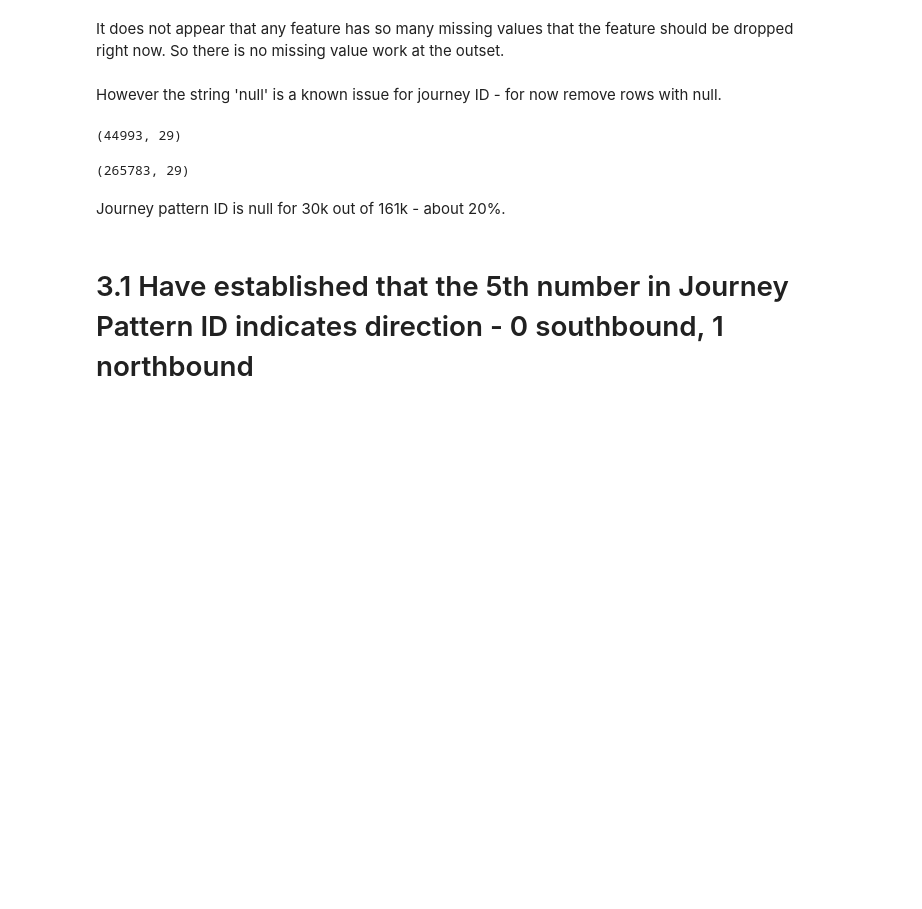
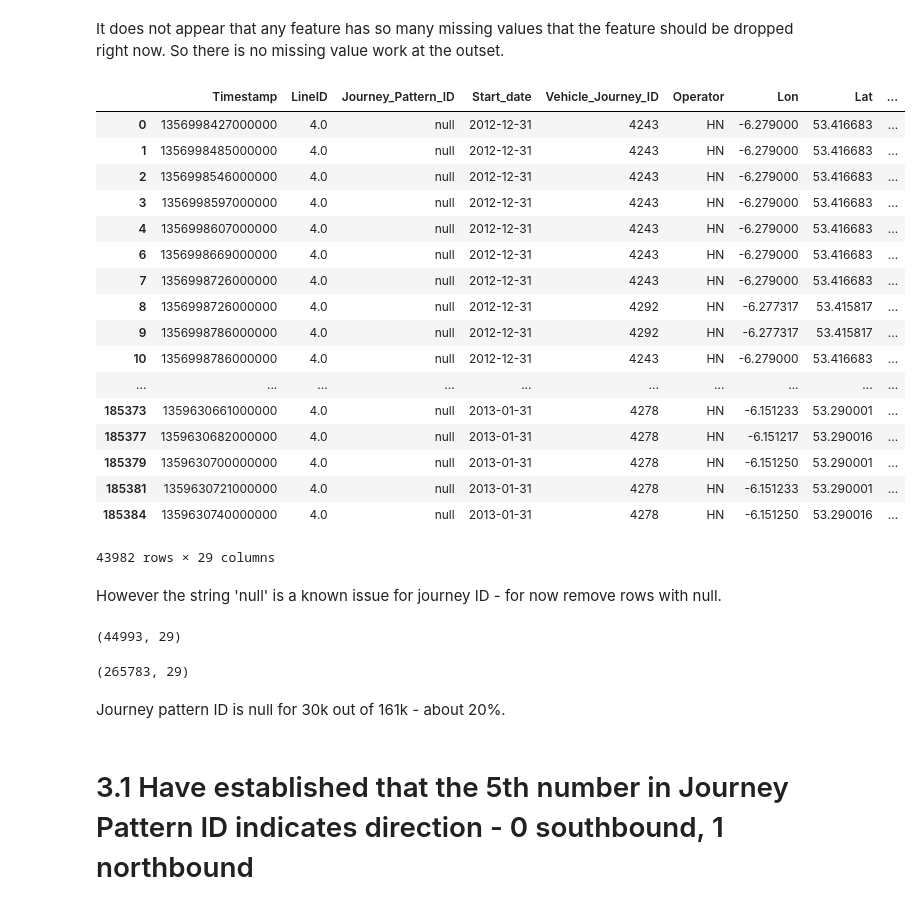
Before and after one commit to andrew-ocallaghan-ie/The11thHour, a Jupyter notebook: DublinBusApp/data_analytics/bus_route4_analysis- to merge with RM file later.ipynb, the cells around one changed output. Saved outputs shown, nothing was run; the diff lists cells and outputs as text; code cells hidden in the pictures; blank space fills up the shorter version.

```diff
--- a/DublinBusApp/data_analytics/bus_route4_analysis- to merge with RM file later.ipynb
+++ b/DublinBusApp/data_analytics/bus_route4_analysis- to merge with RM file later.ipynb
@@ -429,6 +436,28 @@ Over 1mm Rain?                                0
 dtype: int64
 # %% [markdown]
 It does not appear that any feature has so many missing values that the feature should be dropped right now. So there is no missing value work at the outset.
+# %%
+df_check_null = df[df['Journey_Pattern_ID']=='null']
+df_check_null
+# %% [output]
+|  | Timestamp | LineID | Journey_Pattern_ID | Start_date | Vehicle_Journey_ID | Operator | Lon | Lat | ... |
+| 0 | 1356998427000000 | 4.0 | null | 2012-12-31 | 4243 | HN | -6.279000 | 53.416683 | ... |
+| 1 | 1356998485000000 | 4.0 | null | 2012-12-31 | 4243 | HN | -6.279000 | 53.416683 | ... |
+| 2 | 1356998546000000 | 4.0 | null | 2012-12-31 | 4243 | HN | -6.279000 | 53.416683 | ... |
+| 3 | 1356998597000000 | 4.0 | null | 2012-12-31 | 4243 | HN | -6.279000 | 53.416683 | ... |
+| 4 | 1356998607000000 | 4.0 | null | 2012-12-31 | 4243 | HN | -6.279000 | 53.416683 | ... |
+| 6 | 1356998669000000 | 4.0 | null | 2012-12-31 | 4243 | HN | -6.279000 | 53.416683 | ... |
+| 7 | 1356998726000000 | 4.0 | null | 2012-12-31 | 4243 | HN | -6.279000 | 53.416683 | ... |
+| 8 | 1356998726000000 | 4.0 | null | 2012-12-31 | 4292 | HN | -6.277317 | 53.415817 | ... |
+| 9 | 1356998786000000 | 4.0 | null | 2012-12-31 | 4292 | HN | -6.277317 | 53.415817 | ... |
+| 10 | 1356998786000000 | 4.0 | null | 2012-12-31 | 4243 | HN | -6.279000 | 53.416683 | ... |
+| ... | ... | ... | ... | ... | ... | ... | ... | ... | ... |
+| 185373 | 1359630661000000 | 4.0 | null | 2013-01-31 | 4278 | HN | -6.151233 | 53.290001 | ... |
+| 185377 | 1359630682000000 | 4.0 | null | 2013-01-31 | 4278 | HN | -6.151217 | 53.290016 | ... |
+| 185379 | 1359630700000000 | 4.0 | null | 2013-01-31 | 4278 | HN | -6.151250 | 53.290001 | ... |
+| 185381 | 1359630721000000 | 4.0 | null | 2013-01-31 | 4278 | HN | -6.151233 | 53.290001 | ... |
+| 185384 | 1359630740000000 | 4.0 | null | 2013-01-31 | 4278 | HN | -6.151250 | 53.290016 | ... |
+43982 rows × 29 columns
 # %% [markdown]
 However the string 'null' is a known issue for journey ID - for now remove rows with null.
 # %%
```
Also changed, not shown: parts of 8 cells of this notebook, 2 other files.
